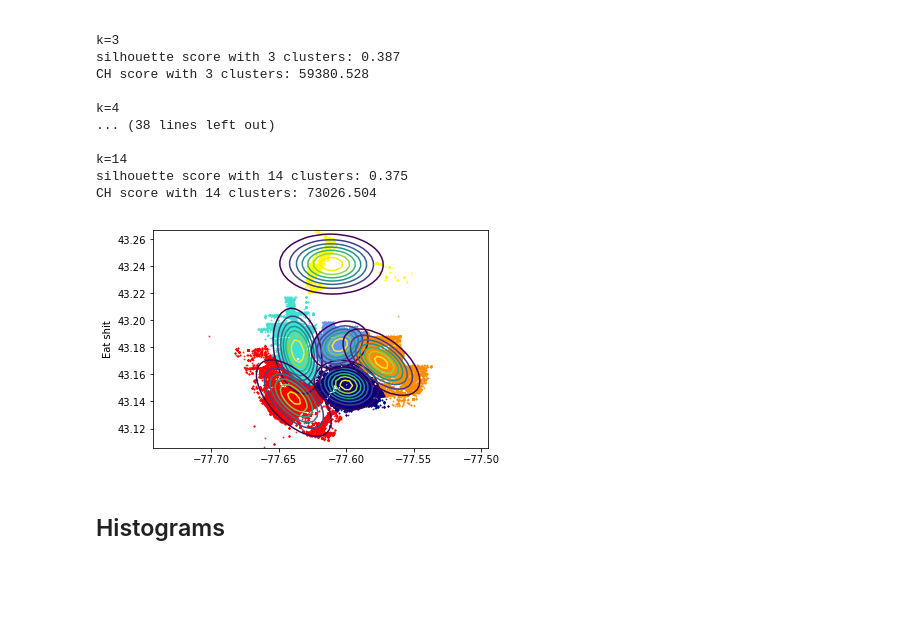
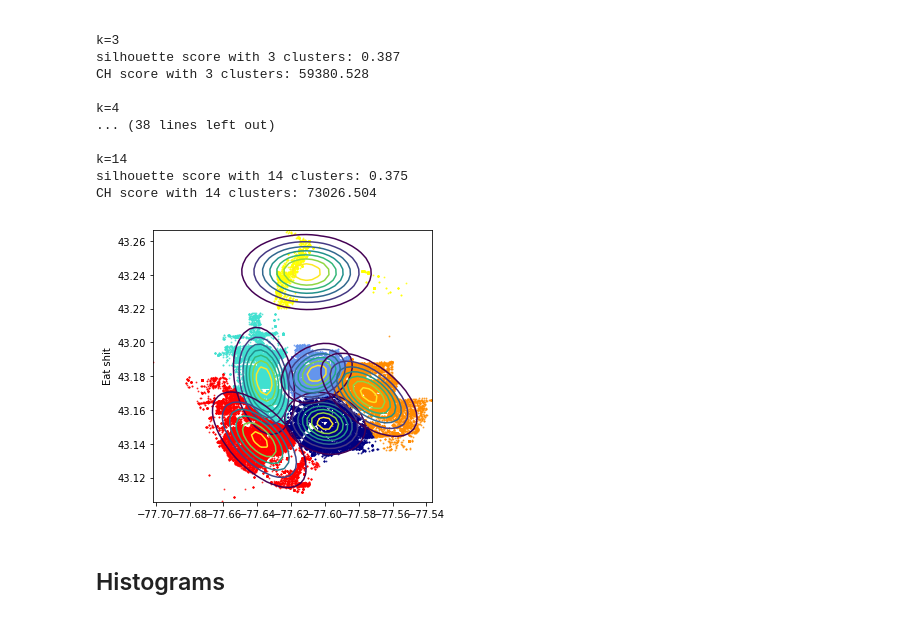
Before and after one commit to taylanksen/rpd, a Jupyter notebook: SimpleStats.ipynb, the cells around one changed output. Cells and saved outputs as stored; diff of their text form; code cells hidden in the pictures; blank space fills up the shorter version.

```diff
--- a/SimpleStats.ipynb
+++ b/SimpleStats.ipynb
@@ -292,33 +292,34 @@ bic = gmm.bic(X)
 from scipy import linalg
 from scipy.stats import multivariate_normal
 
 # plot GMM result
 Y = gmm.predict(X)
 color_iter = itertools.cycle(['navy', 'turquoise', 'cornflowerblue',
                                       'darkorange', 'red', 'yellow'])
+plt.figure(figsize=(5,5))
 for i, (mean, cov, color) in enumerate(zip(gmm.means_, gmm.covariances_,
                                            color_iter)):
     plt.ylabel('Eat shit')
     v, w = linalg.eigh(cov)
     if not np.any(Y == i):
         continue
     plt.scatter(X[Y == i, 0], X[Y == i, 1], .8, color=color,alpha=.7)
 
     x_vals = np.linspace(X[:,0].min(), X[:,0].max(), 50)
     y_vals = np.linspace(X[:,1].min(), X[:,1].max(), 50)
     x, y = np.meshgrid(x_vals, y_vals)
     pos = np.empty(x.shape + (2,))
     pos[:, :, 0] = x; pos[:, :, 1] = y
     rv = multivariate_normal(mean, cov)
 
     try: # not sure why, was running into ValueErrors
         plt.contour(x, y, rv.pdf(pos))
     except ValueError:
         pass
 
 plt.axis('equal')
 plt.show()
 # %% [output]
-[figure, old version]
+[figure, new version]
 # %% [markdown]
 ## Histograms
```
